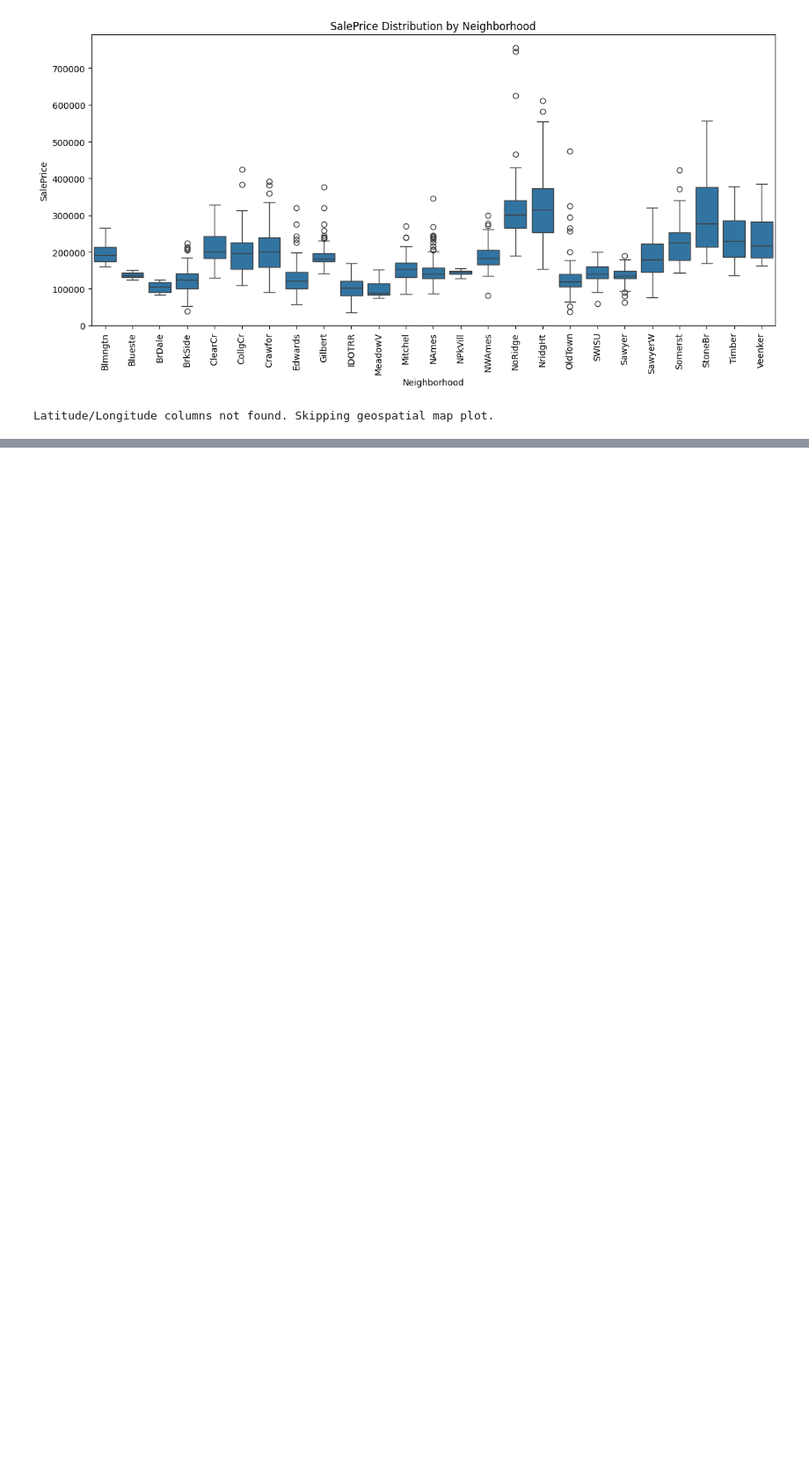
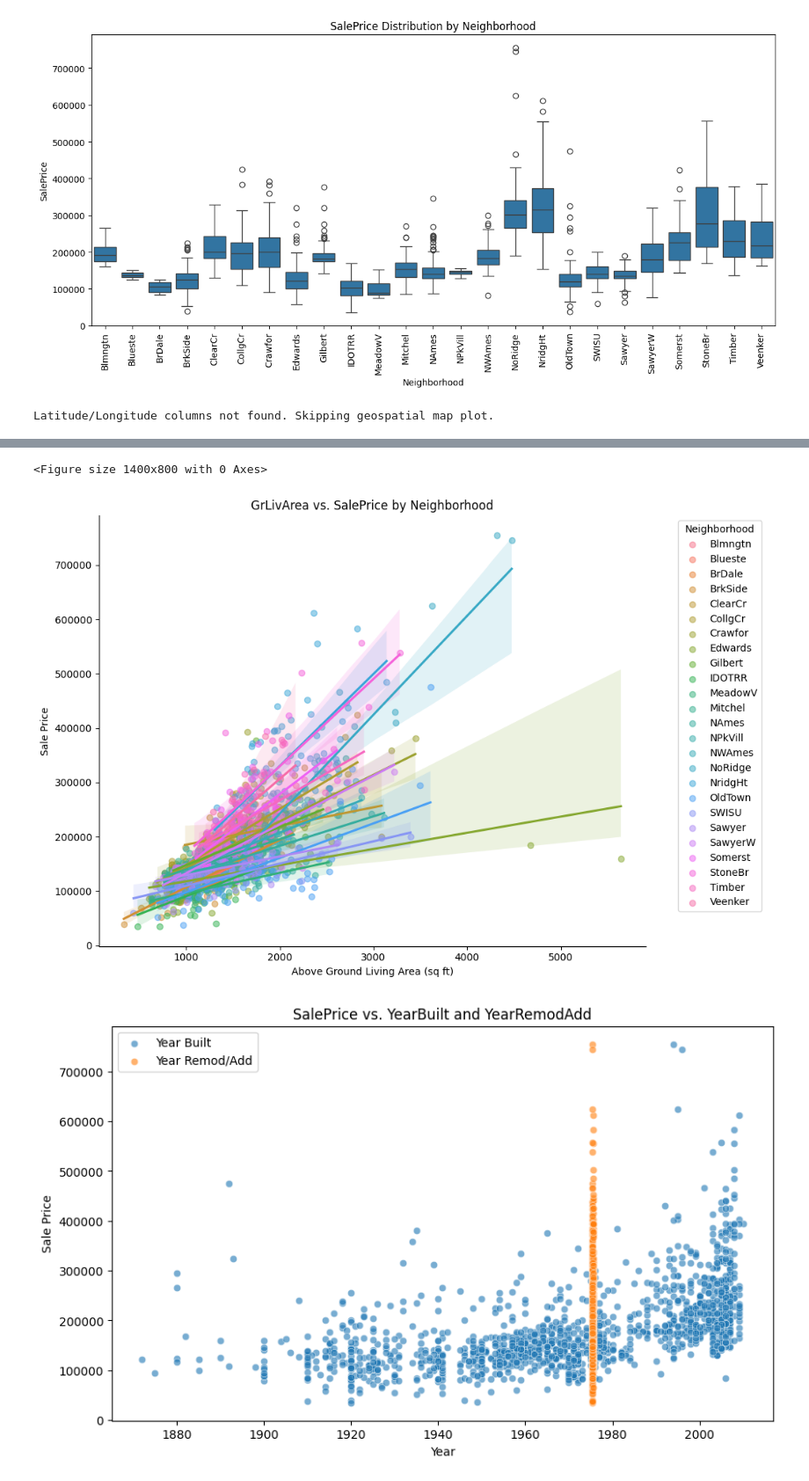
Before and after one commit to Mushpydev2000/Housing-price-prediction, a Jupyter notebook: housing-price-eda.ipynb, the cells around one changed output, grey strips where cells are left out. Shown at 88% size. Saved outputs shown, nothing was run; the diff lists cells and outputs as text; code cells hidden in the pictures; blank space fills up the shorter version.

```diff
--- a/housing-price-eda.ipynb
+++ b/housing-price-eda.ipynb
@@ -566,0 +679,60 @@ Latitude/Longitude columns not found. Skipping geospatial map plot.
+# %%
+# --- Deeper EDA: Interaction between GrLivArea and Neighborhood ---
+plt.figure(figsize=(14, 8))
+sns.lmplot(data=df_train, x='GrLivArea', y='SalePrice', hue='Neighborhood',
+           height=7, aspect=1.5, scatter_kws={'alpha':0.5}, legend=False)
+plt.title('GrLivArea vs. SalePrice by Neighborhood')
+plt.xlabel('Above Ground Living Area (sq ft)')
+plt.ylabel('Sale Price')
+plt.legend(title='Neighborhood', bbox_to_anchor=(1.05, 1), loc='upper left')
+plt.tight_layout()
+plt.show()
+
+# --- Analyze the impact of renovations (YearRemodAdd vs. YearBuilt) ---
+plt.figure(figsize=(10, 6))
+sns.scatterplot(data=df_train, x='YearBuilt', y='SalePrice', label='Year Built', alpha=0.6)
+sns.scatterplot(data=df_train, x='YearRemodAdd', y='SalePrice', label='Year Remod/Add', alpha=0.6)
+plt.title('SalePrice vs. YearBuilt and YearRemodAdd')
+plt.xlabel('Year')
+plt.ylabel('Sale Price')
+plt.legend()
+plt.show()
+
+# Calculate price difference for houses that were remodeled
+# Ensure both columns are integers (year)
+year_built = df_train['YearBuilt'].dt.year if pd.api.types.is_datetime64_any_dtype(df_train['YearBuilt']) else df_train['YearBuilt']
+remodeled = df_train[df_train['YearRemodAdd'] > year_built]
+not_remodeled = df_train[df_train['YearRemodAdd'] == year_built]
+print(f"Average SalePrice (Remodeled): {remodeled['SalePrice'].mean():.2f}")
+print(f"Average SalePrice (Not Remodeled): {not_remodeled['SalePrice'].mean():.2f}")
+
+# --- Try XGBoost and compare results using cross-validation ---
+from xgboost import XGBRegressor
+from sklearn.model_selection import cross_val_score, KFold
+
+# Prepare data (reuse X and y from previous modeling)
+# If not already numeric, encode categorical columns
+X_xgb = X.copy()
+for col in X_xgb.select_dtypes(include=['category']).columns:
+    X_xgb[col] = X_xgb[col].cat.codes
+
+# Feature scaling (optional for XGBoost, but can help)
+scaler = StandardScaler()
+X_xgb_scaled = scaler.fit_transform(X_xgb)
+
+# Cross-validation setup
+kf = KFold(n_splits=5, shuffle=True, random_state=42)
+
+# Random Forest CV
+rf = RandomForestRegressor(n_estimators=300, max_depth=20, random_state=42)
+rf_scores = cross_val_score(rf, X_xgb_scaled, y, cv=kf, scoring='neg_root_mean_squared_error')
+print(f"Random Forest CV RMSE: {-rf_scores.mean():.2f} ± {rf_scores.std():.2f}")
+
+# XGBoost CV
+xgb = XGBRegressor(n_estimators=300, max_depth=8, learning_rate=0.1, random_state=42, n_jobs=-1)
+xgb_scores = cross_val_score(xgb, X_xgb_scaled, y, cv=kf, scoring='neg_root_mean_squared_error')
+print(f"XGBoost CV RMSE: {-xgb_scores.mean():.2f} ± {xgb_scores.std():.2f}")
+# %% [output]
+<Figure size 1400x800 with 0 Axes>
+[figure, added]
+[figure, added]
```
Also changed, not shown: parts of 4 cells of this notebook.
